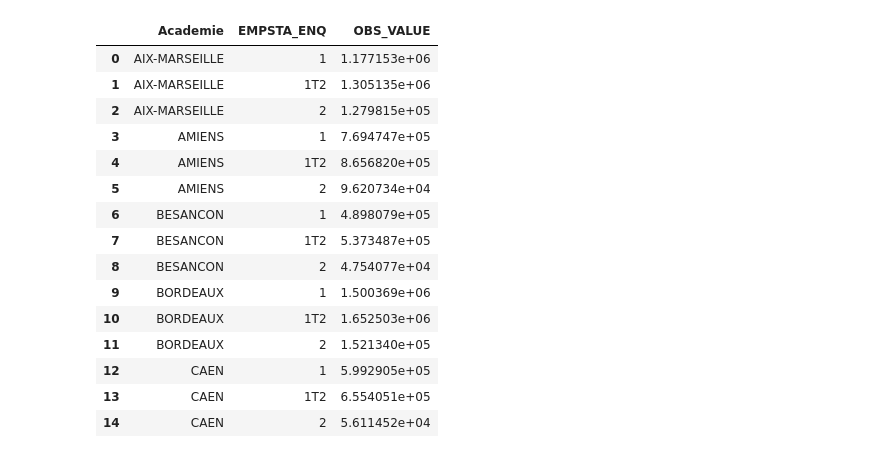
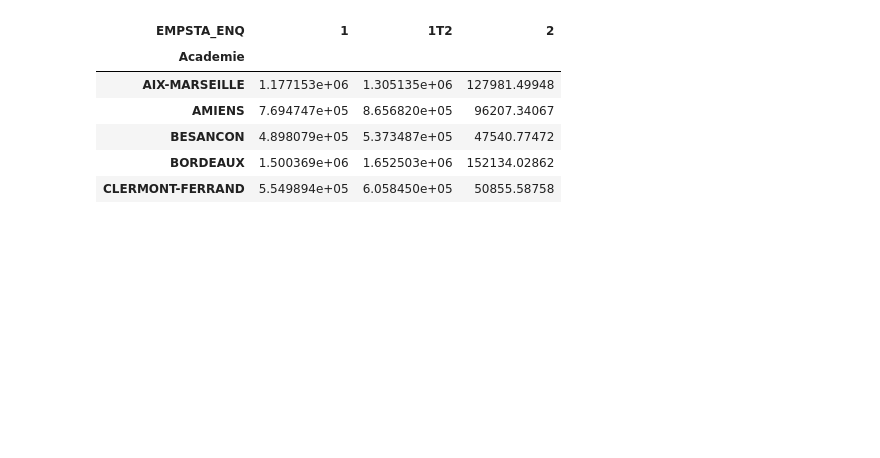
Before and after one commit to ma2nons/Projet-python, a Jupyter notebook: test.ipynb, the cells around one changed output. Cells and saved outputs as stored; diff of their text form; code cells hidden in the pictures; blank space fills up the shorter version.

```diff
--- a/test.ipynb
+++ b/test.ipynb
@@ -1,41 +1,34 @@
 # %%
 import numpy as np
 import pandas as pd
 import matplotlib.pyplot as plt
 
-emploi = pd.read_csv("DS_RP_EMPLOI_LR_COMP_2023_data.csv",sep=";")
-emploi = emploi [['TIME_PERIOD' ,'EMPSTA_ENQ','GEO_OBJECT','GEO','OBS_VALUE','PCS']]
+emploi = pd.read_csv("DS_RP_EMPLOI_LR_COMP_2023_data.csv",sep=";",dtype={"GEO": str,"EMPSTA_ENQ":str})
+emploi = emploi [['TIME_PERIOD','EMPSTA_ENQ','GEO_OBJECT','GEO','OBS_VALUE','PCS']]
 
 emploi_dep = emploi.loc[emploi["GEO_OBJECT"] == "DEP"]
 emploi_dep = emploi_dep.loc[emploi_dep["PCS"] == "_T"]
 emploi_dep = emploi_dep.loc[emploi_dep["TIME_PERIOD"] == 2023]
 
 dep_aca = pd.read_csv("correspondance dep-aca.csv",sep=";")
 dep_aca.head()
 
 emploi_aca= emploi_dep.merge(
   dep_aca,
   left_on = ["GEO"],
   right_on = ["Departement"],
   how = "left"
 )
 
 emploi_aca= emploi_aca.groupby(["Academie","EMPSTA_ENQ"]).agg({"OBS_VALUE":"sum"}).reset_index()
-emploi_aca.head(15)
+
+emploi_aca = emploi_aca.pivot(index="Academie", columns="EMPSTA_ENQ", values="OBS_VALUE")
+emploi_aca.head()
 # %% [output]
-|  | Academie | EMPSTA_ENQ | OBS_VALUE |
-| 0 | AIX-MARSEILLE | 1 | 1.177153e+06 |
-| 1 | AIX-MARSEILLE | 1T2 | 1.305135e+06 |
-| 2 | AIX-MARSEILLE | 2 | 1.279815e+05 |
-| 3 | AMIENS | 1 | 7.694747e+05 |
-| 4 | AMIENS | 1T2 | 8.656820e+05 |
-| 5 | AMIENS | 2 | 9.620734e+04 |
-| 6 | BESANCON | 1 | 4.898079e+05 |
-| 7 | BESANCON | 1T2 | 5.373487e+05 |
-| 8 | BESANCON | 2 | 4.754077e+04 |
-| 9 | BORDEAUX | 1 | 1.500369e+06 |
-| 10 | BORDEAUX | 1T2 | 1.652503e+06 |
-| 11 | BORDEAUX | 2 | 1.521340e+05 |
-| 12 | CAEN | 1 | 5.992905e+05 |
-| 13 | CAEN | 1T2 | 6.554051e+05 |
-| 14 | CAEN | 2 | 5.611452e+04 |
+| EMPSTA_ENQ | 1 | 1T2 | 2 |
+| Academie |  |  |  |
+| AIX-MARSEILLE | 1.177153e+06 | 1.305135e+06 | 127981.49948 |
+| AMIENS | 7.694747e+05 | 8.656820e+05 | 96207.34067 |
+| BESANCON | 4.898079e+05 | 5.373487e+05 | 47540.77472 |
+| BORDEAUX | 1.500369e+06 | 1.652503e+06 | 152134.02862 |
+| CLERMONT-FERRAND | 5.549894e+05 | 6.058450e+05 | 50855.58758 |
```
Also changed, not shown: parts of 16 cells of this notebook, 1 other file.
